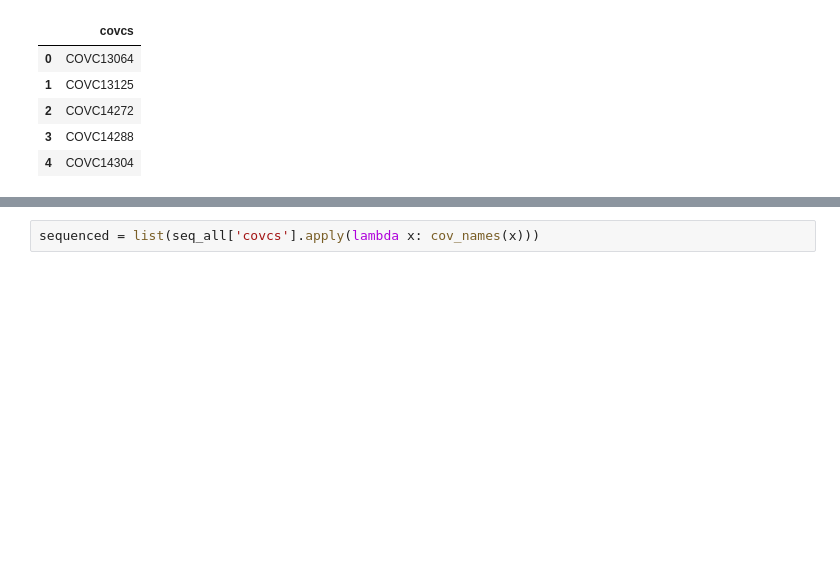
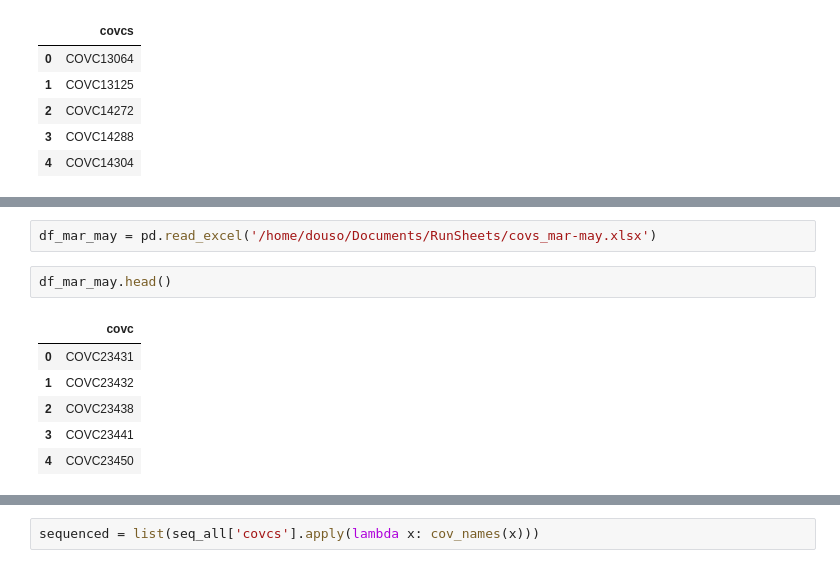
Before and after one commit to ousodaniel/SARS-CoV-2-Data-Workflows, a Jupyter notebook: retrieve-sapmles-for-seq-runsheets3.ipynb, the cells around one changed output, grey strips where cells are left out. Drawn from its saved outputs; the diff is of its cells as text; blank space fills up the shorter version.

```diff
--- a/retrieve-sapmles-for-seq-runsheets3.ipynb
+++ b/retrieve-sapmles-for-seq-runsheets3.ipynb
@@ -305,0 +324,11 @@ seq_all.head()
+# %%
+df_mar_may = pd.read_excel('/home/douso/Documents/RunSheets/covs_mar-may.xlsx')
+# %%
+df_mar_may.head()
+# %% [output]
+|  | covc |
+| 0 | COVC23431 |
+| 1 | COVC23432 |
+| 2 | COVC23438 |
+| 3 | COVC23441 |
+| 4 | COVC23450 |
```
Also changed, not shown: parts of 7 cells of this notebook.
